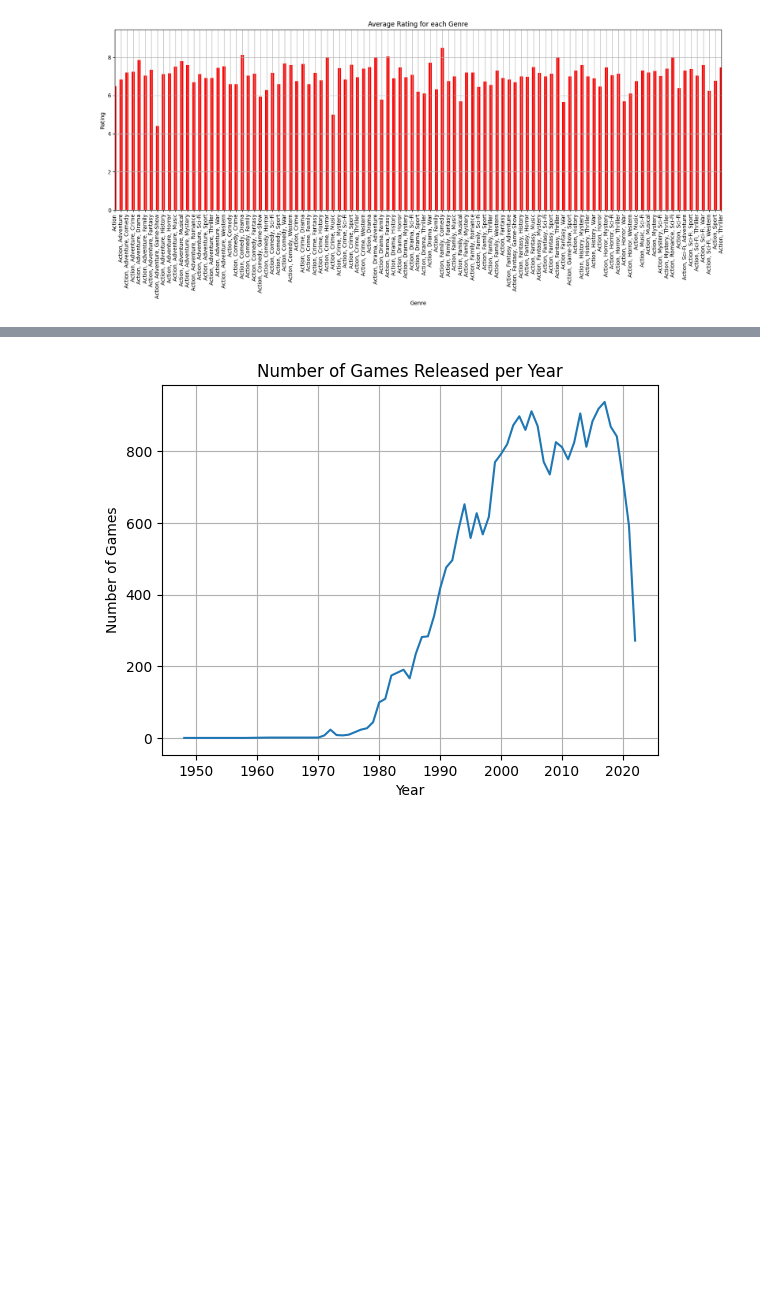
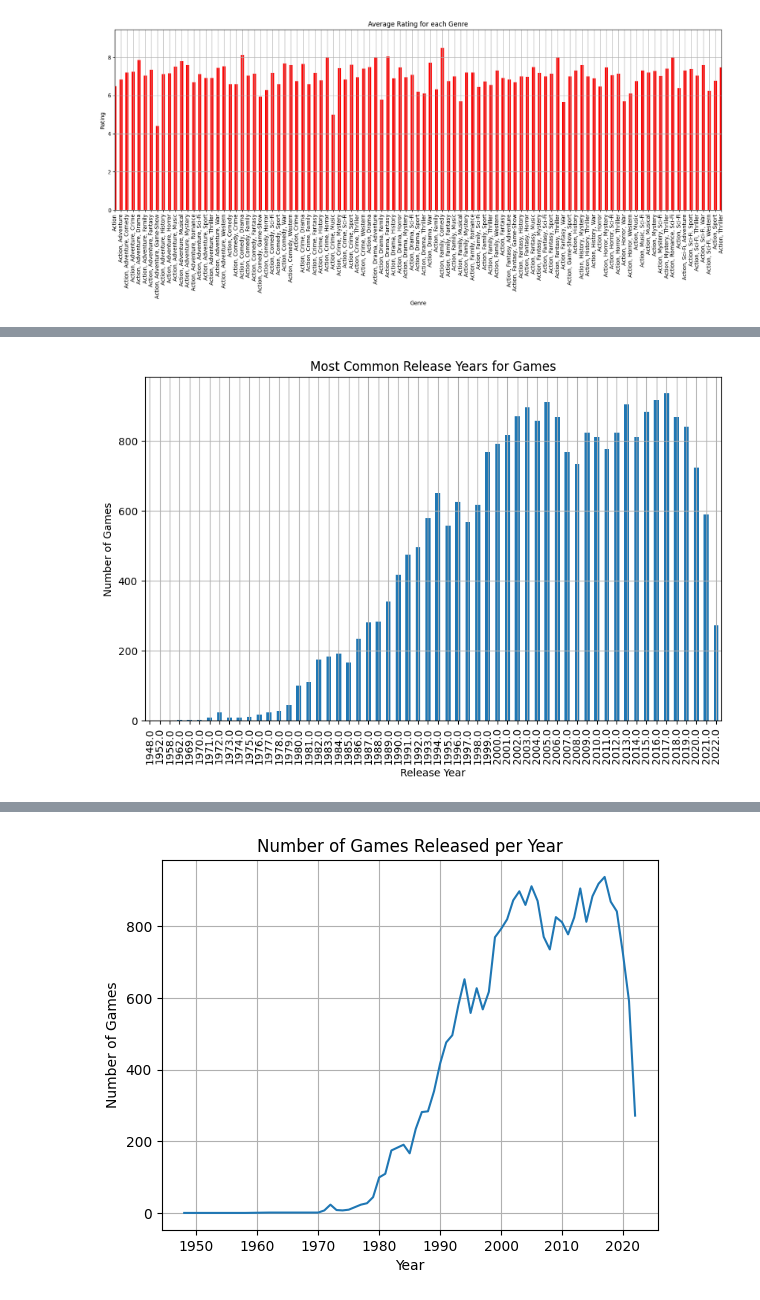
Before and after one commit to FranciscoTeon/Video-game-ratings-best-to-worst-Data-Analysis, a Jupyter notebook: notebooks/imdb_videogame_ratings_exploratory_analysis.ipynb, the cells around one changed output, grey strips where cells are left out. Cells and saved outputs as stored; diff of their text form; code cells hidden in the pictures; blank space fills up the shorter version.

```diff
--- a/notebooks/imdb_videogame_ratings_exploratory_analysis.ipynb
+++ b/notebooks/imdb_videogame_ratings_exploratory_analysis.ipynb
@@ -118,0 +202,10 @@ plt.show()
+# %%
+#How many game released per year?
+plt.figure(figsize=(10, 6))
+imdb_df.groupby('year')['title'].count().plot(kind='bar')
+plt.title('Most Common Release Years for Games')
+plt.xlabel('Release Year')
+plt.ylabel('Number of Games')
+plt.grid(True)
+# %% [output]
+[figure, added]
```
Also changed, not shown: parts of 19 cells of this notebook.
